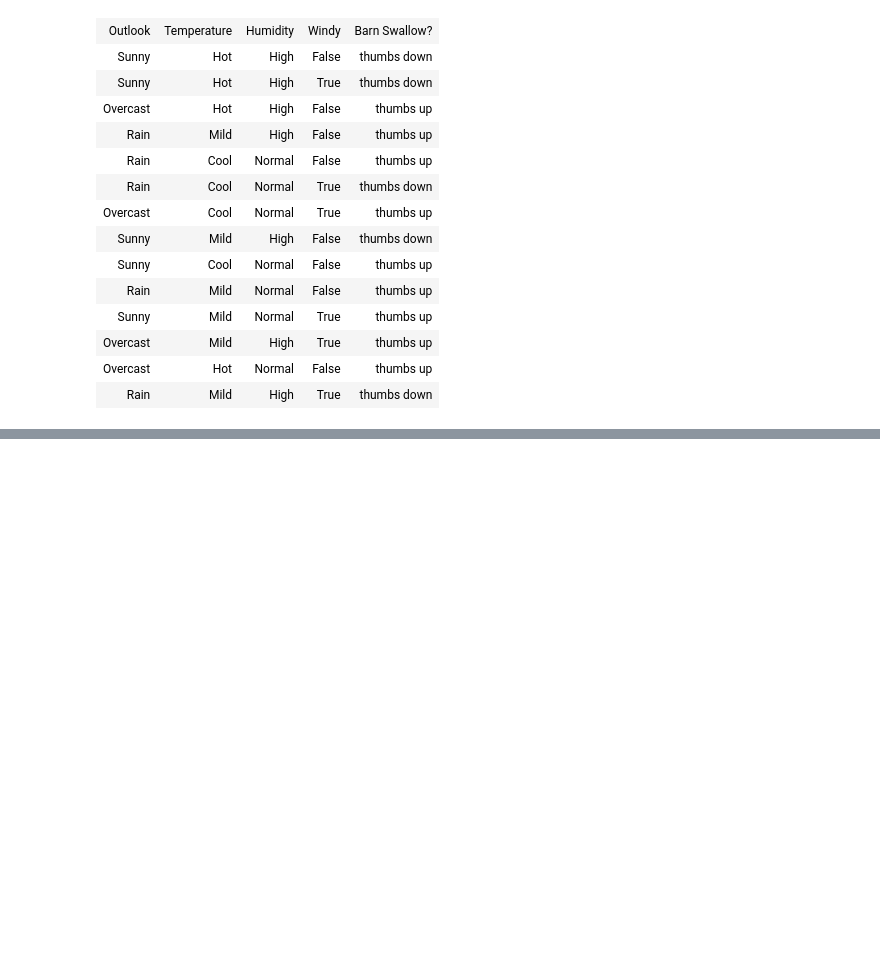
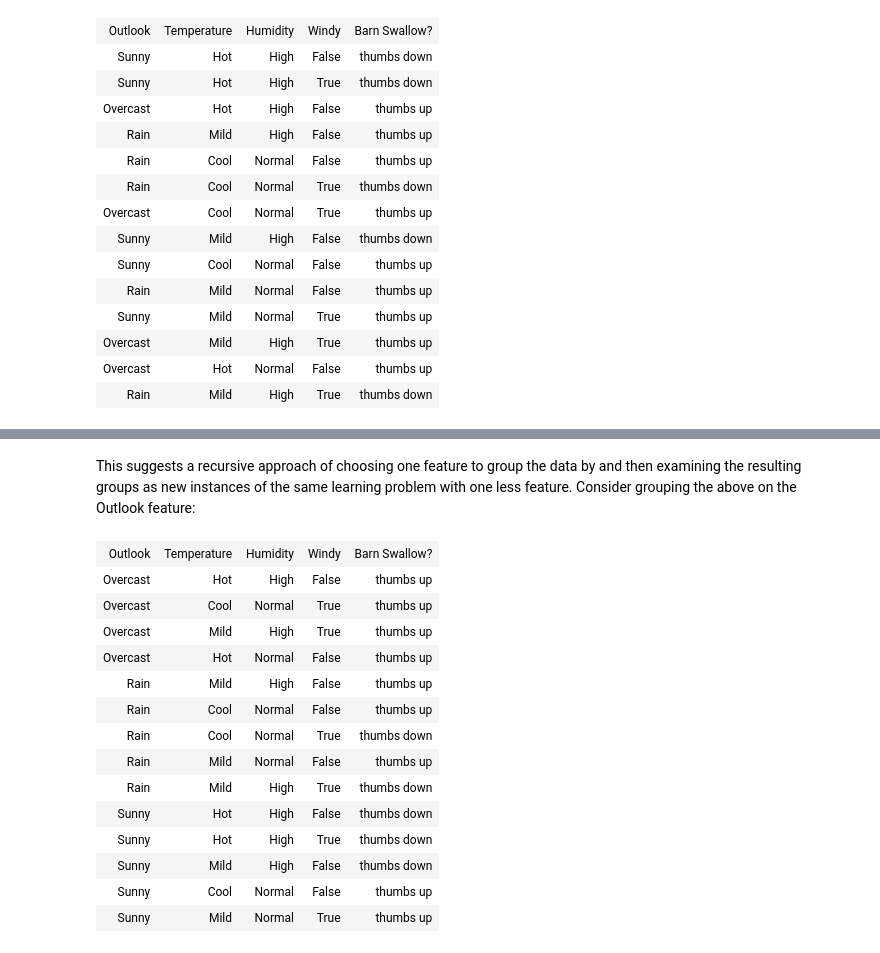
Before and after one commit to patricklaheytutorials/machine-learning, a Jupyter notebook: Basic Decision Trees.ipynb, the cells around one changed output, grey strips where cells are left out. Cells and saved outputs as stored; diff of their text form; code cells hidden in the pictures; blank space fills up the shorter version.

Commit message:
use pandas and itable to dynamically generate colored instance tables

```diff
--- a/Basic Decision Trees.ipynb
+++ b/Basic Decision Trees.ipynb
@@ -87,7 +89,8 @@ values = zip(['Outlook', 'Temperature', 'Humidity', 'Windy', 'Barn Swallow?'],
     ['Rain', 'Mild', 'High', True, 'thumbs down'])
 df = pd.DataFrame({row[0]: row[1:] for row in values})
 df = df.ix[:,['Outlook', 'Temperature', 'Humidity', 'Windy', 'Barn Swallow?']]
-display(itable.PrettyTable(df, tstyle=itable.TableStyle(theme="theme1"), center=True))
+pt = itable.PrettyTable(df, tstyle=itable.TableStyle(theme="theme1"), center=True)
+display(pt)
 # %% [output]
 | Outlook | Temperature | Humidity | Windy | Barn Swallow? |
 | Sunny | Hot | High | False | thumbs down |
@@ -106,0 +112,22 @@ display(itable.PrettyTable(df, tstyle=itable.TableStyle(theme="theme1"), center=
+# %%
+def df_rows(df, fname, fvalue):
+    return df[df[fname] == fvalue].index.tolist()
+
+def df_color(df, fname, fvalue_colors):
+    pt = itable.PrettyTable(df, tstyle=itable.TableStyle(theme="theme1"), center=True)
+    for fvalue, color in fvalue_colors.items():
+        cs = itable.CellStyle()
+        cs.set("background-color", color)
+        pt.set_cell_style(style=cs, rows=df_rows(df, fname, fvalue))
+    return pt
+
+def df_gray_col(pt, cname):
+    cs = itable.CellStyle()
+    cs.set("background-color", "grey")
+    pt.set_cell_style(style=cs, cols=[df.columns.get_loc(cname)])
+
+OUTLOOK_COLORS = {'Overcast': 'tomato', 'Sunny': 'yellow', 'Rain': 'skyblue'}
+
+pt = df_color(df, 'Outlook', OUTLOOK_COLORS)
+
+display(pt)
@@ -106,0 +150,25 @@ display(itable.PrettyTable(df, tstyle=itable.TableStyle(theme="theme1"), center=
+# %% [markdown]
+This suggests a recursive approach of choosing one feature to group the data by and then examining the resulting groups as new instances of the same learning problem with one less feature.  Consider grouping the above on the Outlook feature:
+# %%
+df_sorted = df.sort_values('Outlook')
+df_sorted.index = range(len(df_sorted))
+
+pt = df_color(df_sorted, 'Outlook', OUTLOOK_COLORS)
+
+display(pt)
+# %% [output]
+| Outlook | Temperature | Humidity | Windy | Barn Swallow? |
+| Overcast | Hot | High | False | thumbs up |
+| Overcast | Cool | Normal | True | thumbs up |
+| Overcast | Mild | High | True | thumbs up |
+| Overcast | Hot | Normal | False | thumbs up |
+| Rain | Mild | High | False | thumbs up |
+| Rain | Cool | Normal | False | thumbs up |
+| Rain | Cool | Normal | True | thumbs down |
+| Rain | Mild | Normal | False | thumbs up |
+| Rain | Mild | High | True | thumbs down |
+| Sunny | Hot | High | False | thumbs down |
+| Sunny | Hot | High | True | thumbs down |
+| Sunny | Mild | High | False | thumbs down |
+| Sunny | Cool | Normal | False | thumbs up |
+| Sunny | Mild | Normal | True | thumbs up |
```
Also changed, not shown: parts of 17 cells of this notebook, 1 other file.
